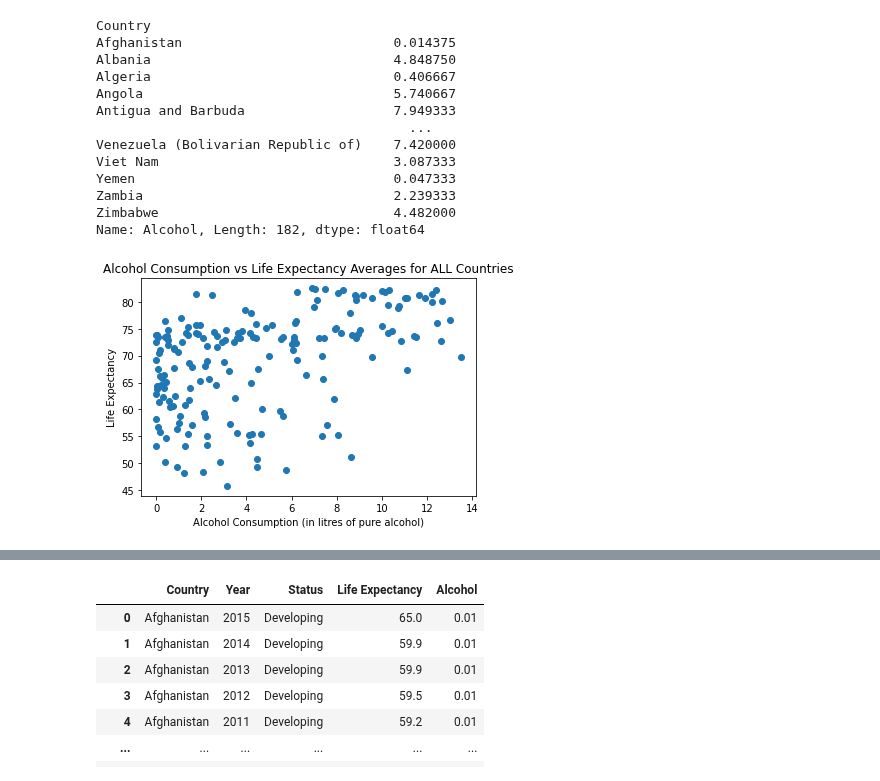
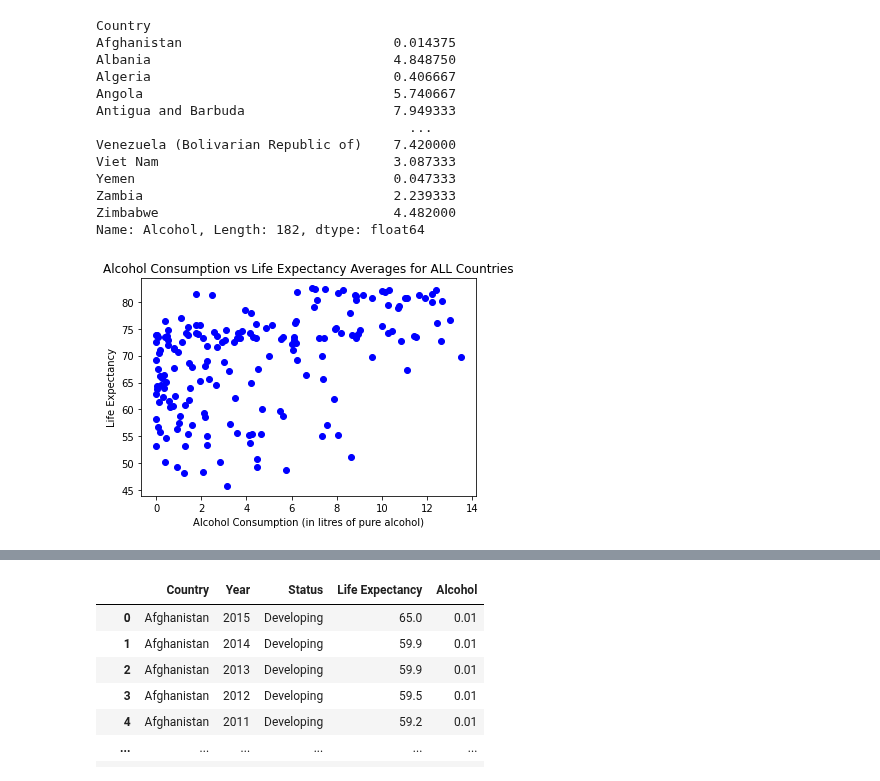
Before and after one commit to jaryan77/TeamTitans_Project_1, a Jupyter notebook: alcohol.ipynb, the cells around one changed output, grey strips where cells are left out. Drawn from its saved outputs; the diff is of its cells as text; code cells hidden in the pictures.

```diff
--- a/alcohol.ipynb
+++ b/alcohol.ipynb
@@ -146,14 +144,15 @@ Name: Alcohol, Length: 182, dtype: float64
 # %%
 x_axis = avg_alcohol
 y_axis = avg_life_exp
 
-plt.scatter(x_axis, y_axis)
+plt.scatter(x_axis, y_axis, color="blue")
 
 #Title and labels
 plt.title("Alcohol Consumption vs Life Expectancy Averages for ALL Countries")
 plt.xlabel("Alcohol Consumption (in litres of pure alcohol)")
 plt.ylabel("Life Expectancy")
 
+plt.savefig("Images/scatter_average_all_countries.png")
 plt.show()
 # %% [output]
-[figure, old version]
+[figure, new version]
```
Also changed, not shown: parts of 8 cells of this notebook, 5 other files.
